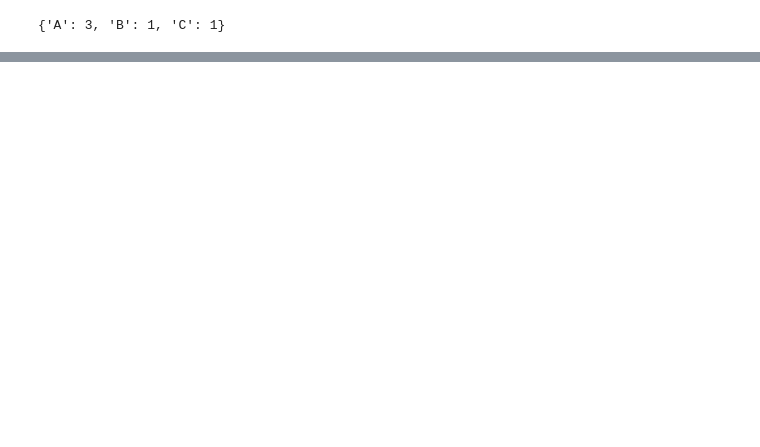
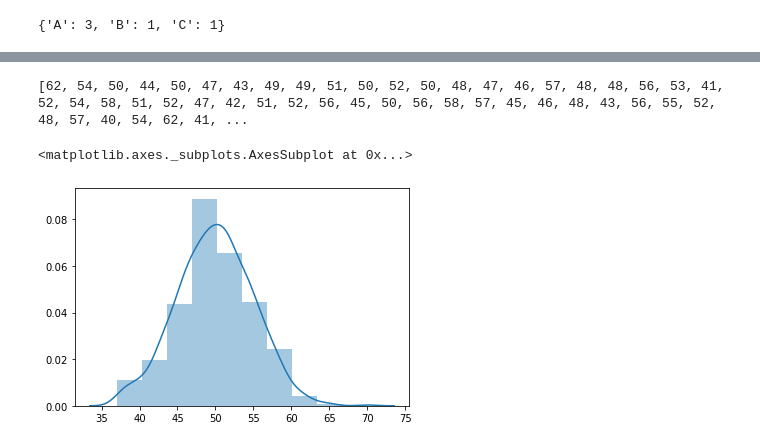
Before and after one commit to adrianberski/G00387825-gmit.ie---Adrian-Berski, a Jupyter notebook: Fundamentals_of_Data_Analysis/Assessments/4Assessments.ipynb, the cells around one changed output, grey strips where cells are left out. Drawn from its saved outputs; the diff is of its cells as text; code cells hidden in the pictures; blank space fills up the shorter version.

```diff
--- a/Fundamentals_of_Data_Analysis/Assessments/4Assessments.ipynb
+++ b/Fundamentals_of_Data_Analysis/Assessments/4Assessments.ipynb
@@ -65,0 +81,24 @@ print (diceroll(2, 1000))
+# %%
+import numpy as np
+import seaborn as sns
+
+rng = np.random.default_rng()
+
+# simulate 100 coinflips 1000 times
+
+headsList = []
+roundList = []
+roundsCount = 0
+
+while roundsCount < 1000:
+    headsList = rng.binomial(100, 0.5)
+    roundsCount = roundsCount + 1
+    roundList.append(headsList)
+
+print(roundList)
+
+sns.distplot(roundList, bins=10)
+# %% [output]
+[62, 54, 50, 44, 50, 47, 43, 49, 49, 51, 50, 52, 50, 48, 47, 46, 57, 48, 48, 56, 53, 41, 52, 54, 58, 51, 52, 47, 42, 51, 52, 56, 45, 50, 56, 58, 57, 45, 46, 48, 43, 56, 55, 52, 48, 57, 40, 54, 62, 41, ...
+<matplotlib.axes._subplots.AxesSubplot at 0x...>
+[figure, added]
```
Also changed, not shown: parts of 5 cells of this notebook, 1 other file.
